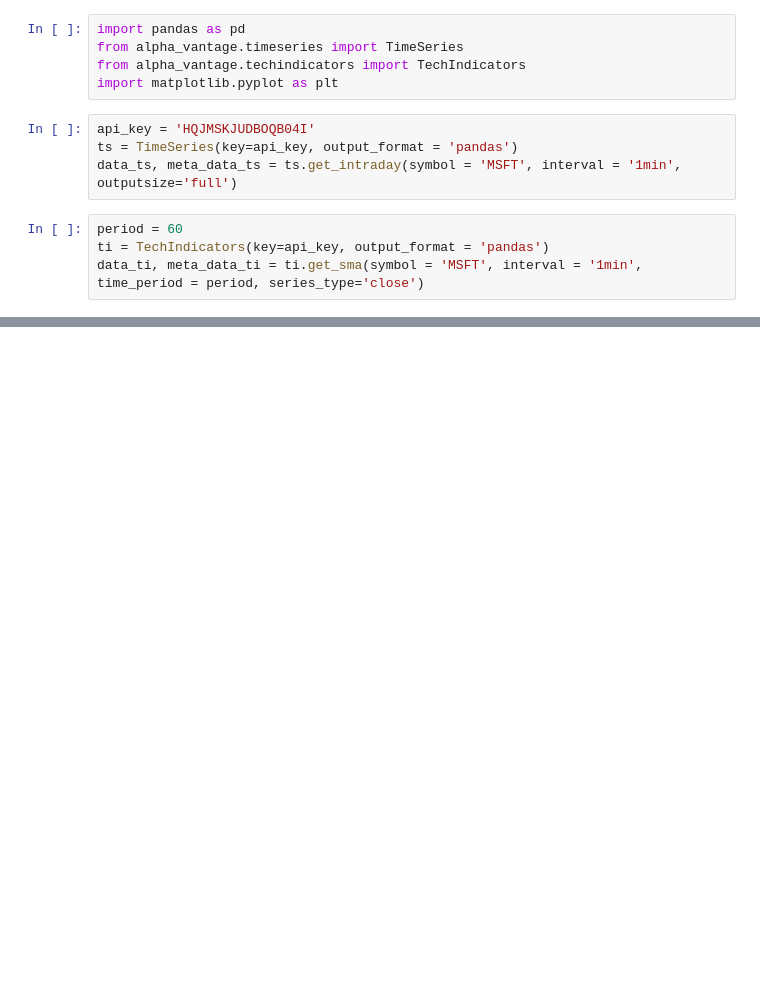
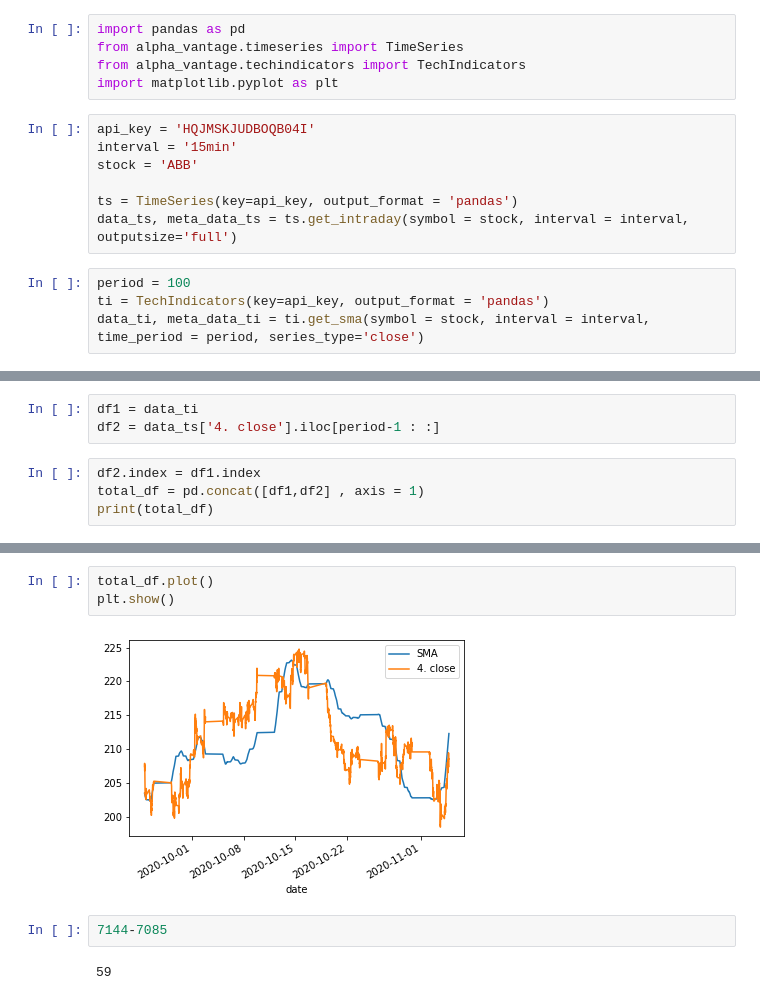
Before and after one commit to minhasnu/Stock, a Jupyter notebook: dataAnalysis.ipynb, the cells around one changed output, grey strips where cells are left out. Drawn from its saved outputs; the diff is of its cells as text; blank space fills up the shorter version.

Commit message:
sma basic need to work in sma window and interval

```diff
--- a/dataAnalysis.ipynb
+++ b/dataAnalysis.ipynb
@@ -5,9 +5,12 @@ from alpha_vantage.techindicators import TechIndicators
 import matplotlib.pyplot as plt
 # %%
 api_key = 'HQJMSKJUDBOQB04I'
+interval = '15min'
+stock = 'ABB'
+
 ts = TimeSeries(key=api_key, output_format = 'pandas')
-data_ts, meta_data_ts = ts.get_intraday(symbol = 'MSFT', interval = '1min', outputsize='full')
+data_ts, meta_data_ts = ts.get_intraday(symbol = stock, interval = interval, outputsize='full')
 # %%
-period = 60
+period = 100
 ti = TechIndicators(key=api_key, output_format = 'pandas')
-data_ti, meta_data_ti = ti.get_sma(symbol = 'MSFT', interval = '1min', time_period = period, series_type='close')
+data_ti, meta_data_ti = ti.get_sma(symbol = stock, interval = interval, time_period = period, series_type='close')
@@ -31,0 +17,7 @@ data.tail()
+# %%
+df1 = data_ti
+df2 = data_ts['4. close'].iloc[period-1 : :]
+# %%
+df2.index = df1.index
+total_df = pd.concat([df1,df2] , axis = 1)
+print(total_df)
@@ -31,0 +40,9 @@ data.tail()
+# %%
+total_df.plot()
+plt.show()
+# %% [output]
+[figure, added]
+# %%
+7144-7085
+# %% [output]
+59
```
Also changed, not shown: parts of 3 cells of this notebook, 1 other file.
